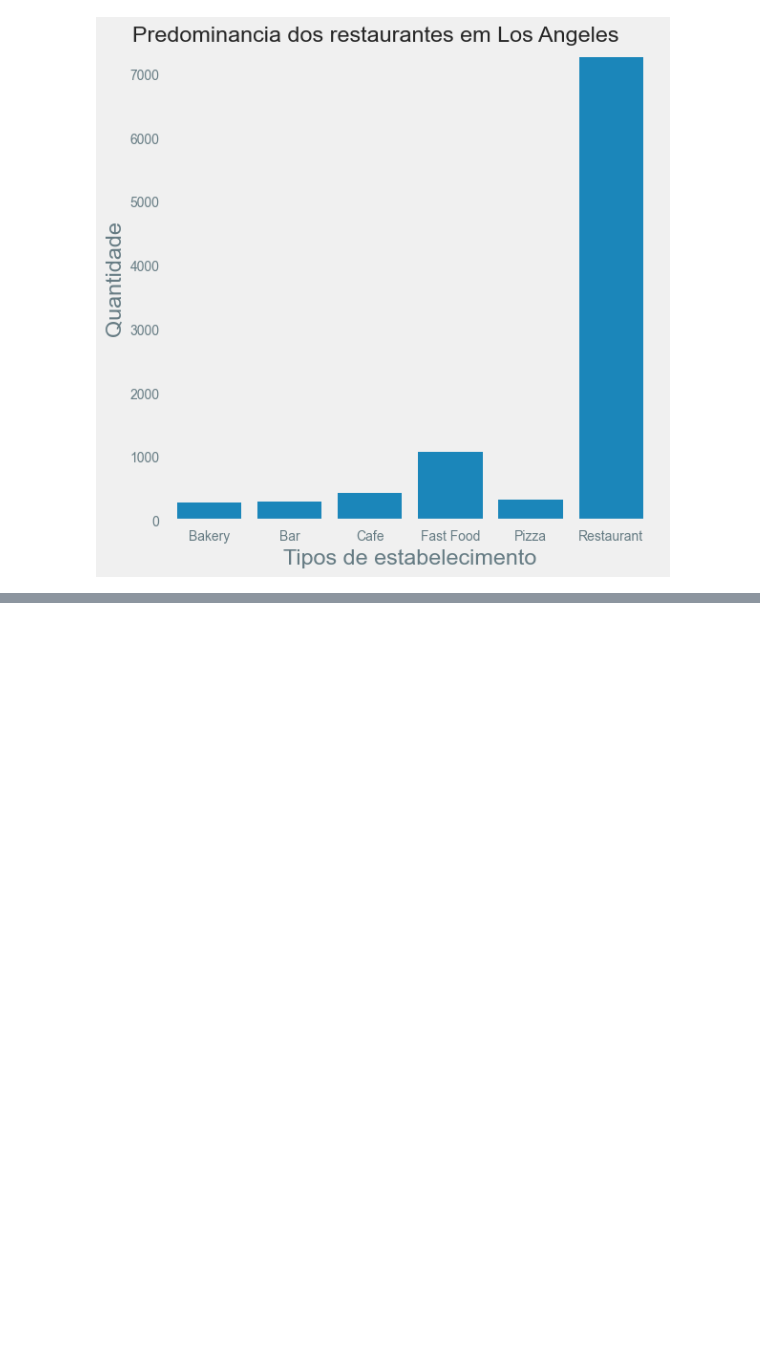
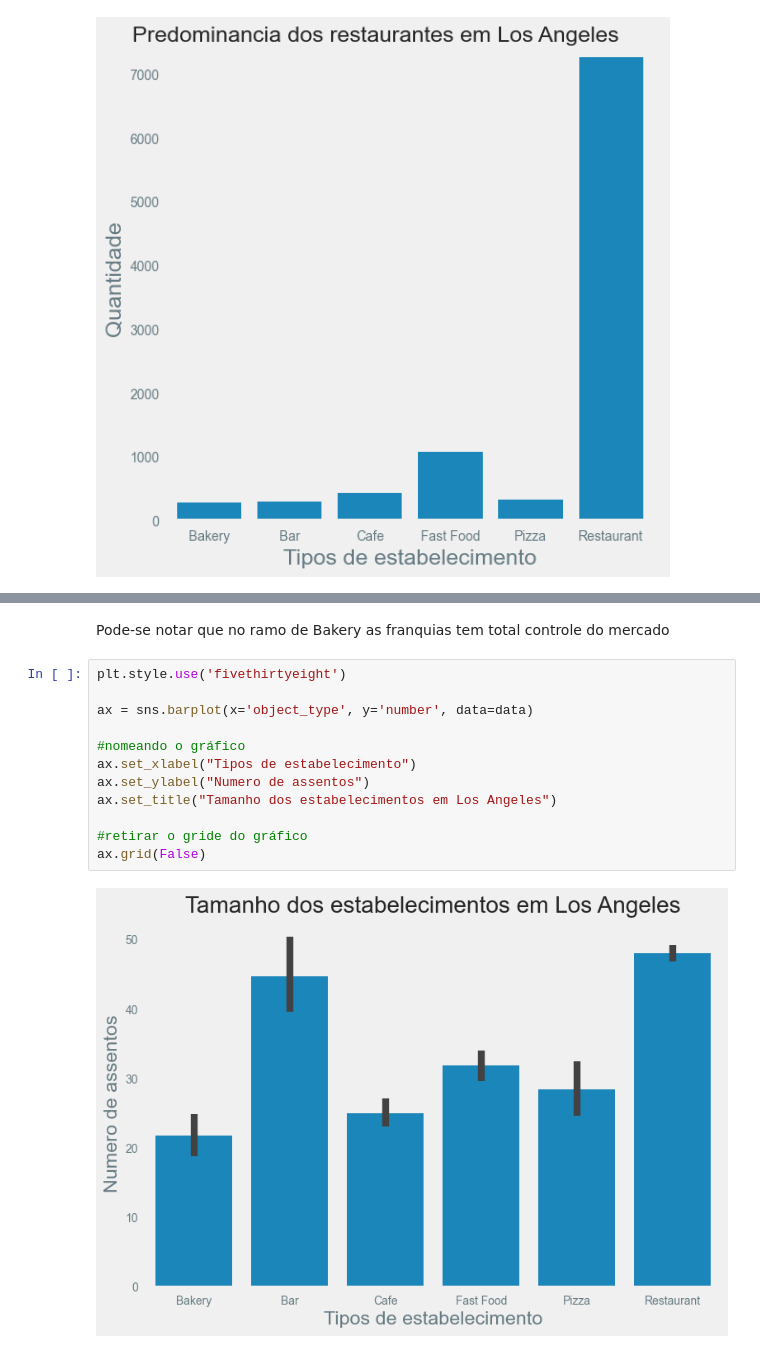
Before and after one commit to gustavoquareli/projeto_S10, a Jupyter notebook: notebook.ipynb, the cells around one changed output, grey strips where cells are left out. Saved outputs shown, nothing was run; the diff lists cells and outputs as text; blank space fills up the shorter version.

Commit message:
barplot

```diff
--- a/notebook.ipynb
+++ b/notebook.ipynb
@@ -65,0 +95,16 @@ plt.show()
+# %% [markdown]
+Pode-se notar que no ramo de Bakery as franquias tem total controle do mercado
+# %%
+plt.style.use('fivethirtyeight')
+
+ax = sns.barplot(x='object_type', y='number', data=data)
+
+#nomeando o gráfico
+ax.set_xlabel("Tipos de estabelecimento")
+ax.set_ylabel("Numero de assentos")
+ax.set_title("Tamanho dos estabelecimentos em Los Angeles")
+
+#retirar o gride do gráfico
+ax.grid(False)
+# %% [output]
+[figure, added]
```
Also changed, not shown: parts of 4 cells of this notebook.
